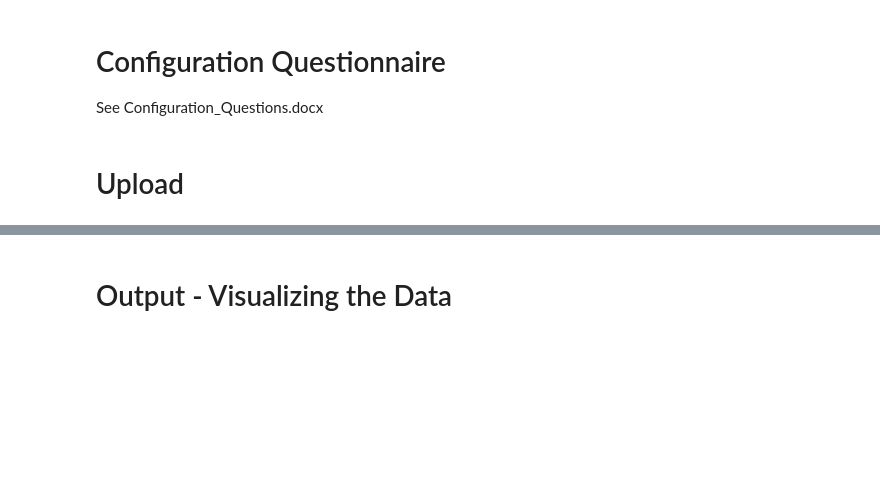
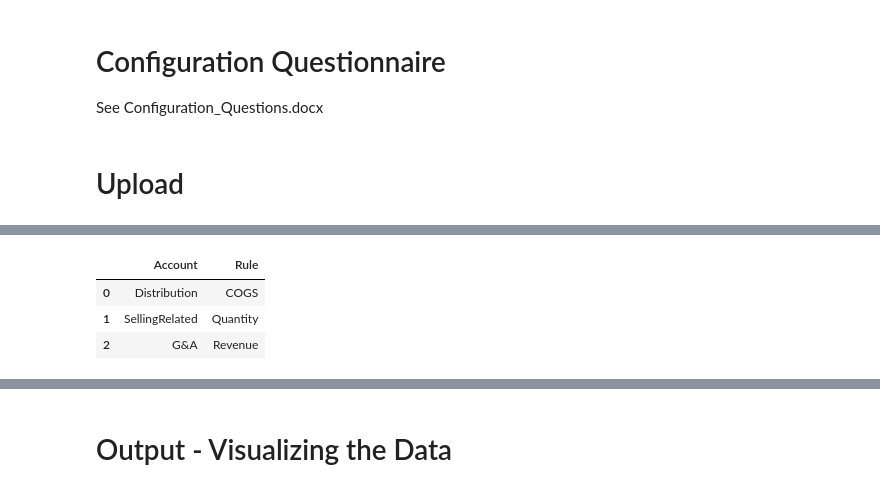
Before and after one commit to jordan-lange25/abide, a Jupyter notebook: Profit Analysis Engine.ipynb, the cells around one changed output, grey strips where cells are left out. Saved outputs shown, nothing was run; the diff lists cells and outputs as text; code cells hidden in the pictures; blank space fills up the shorter version.

```diff
--- a/Profit Analysis Engine.ipynb
+++ b/Profit Analysis Engine.ipynb
@@ -75,0 +64,32 @@ accountslist
+# %%
+ruleslist=[]
+accountslist2=[]
+pldf=pl_df
+transdf=trans_df
+for i in pldf['Account']:
+    if i not in ("Revenue","COGS","GrossMargin","Profit"):
+        accountslist2.append(i)
+        ruleslist.append(input('How would you like to split the cost for \''+i+'\'?'))
+    else:
+        continue
+mappingdf=pd.DataFrame()
+mappingdf['Account']=accountslist2
+mappingdf['Rule']=ruleslist
+transdf["GrossMargin"]=transdf['Revenue']-transdf['COGS']
+for account in mappingdf['Account']:
+    vallist=[]
+#     accountname=account
+#     rule=mappingdf[mappingdf['Account']==account]['Rule'].values[0]
+    total=transdf[str(mappingdf[mappingdf['Account']==account]['Rule'].values[0])].sum()
+    for val in transdf[str(mappingdf[mappingdf['Account']==account]['Rule'].values[0])]:
+        vallist.append(round(pldf[pldf['Account']==str(account)]["Amount"].values[0]*(val/total),2))
+    transdf[str(account)+"AC"]=vallist
+transdf["Profit"]=transdf['GrossMargin']-transdf.iloc[:,-len(accountslist2):].sum(axis=1)
+transdf
+# %%
+mappingdf
+# %% [output]
+|  | Account | Rule |
+| 0 | Distribution | COGS |
+| 1 | SellingRelated | Quantity |
+| 2 | G&A | Revenue |
```
Also changed, not shown: parts of 8 cells of this notebook, 15 other files.
